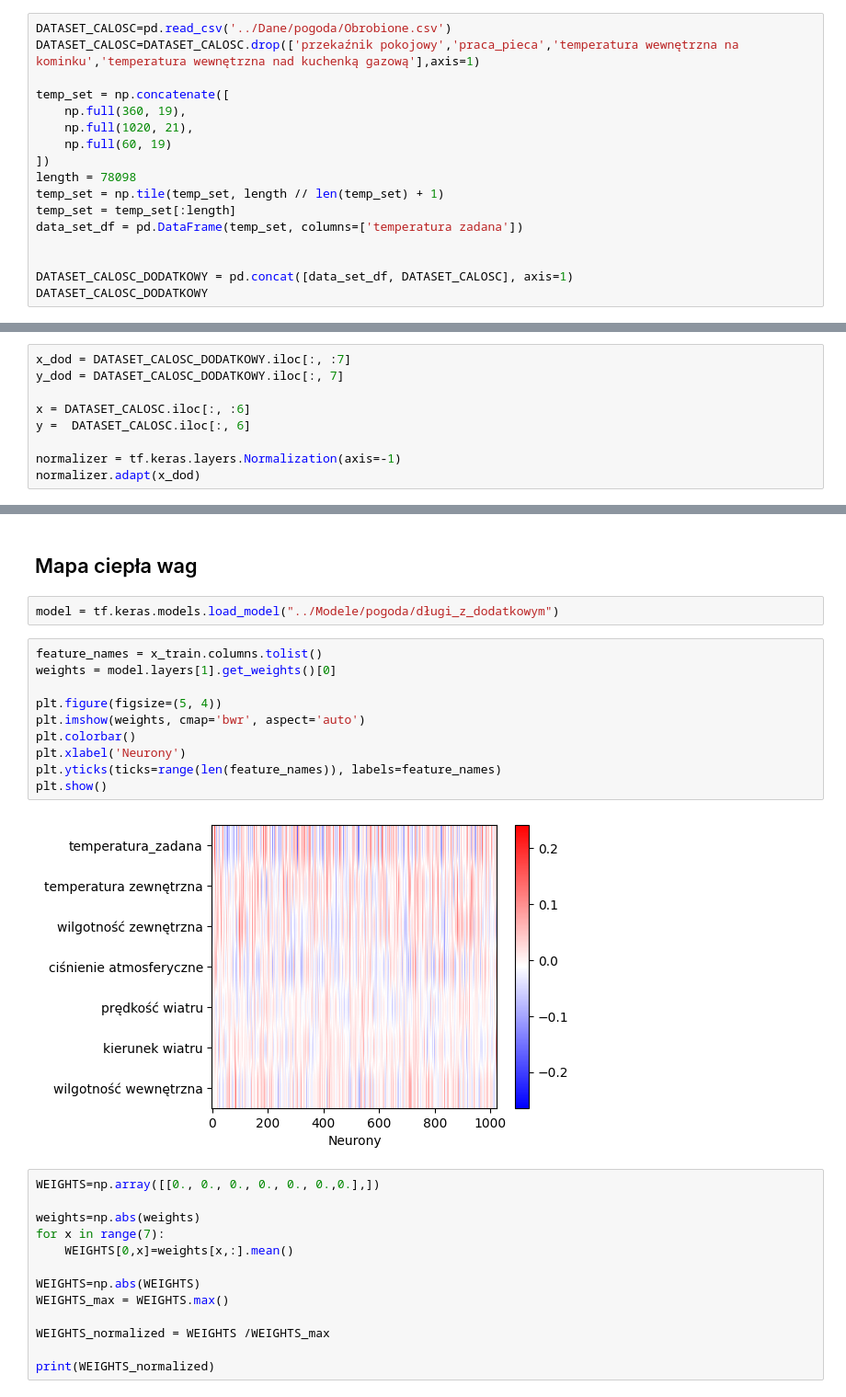
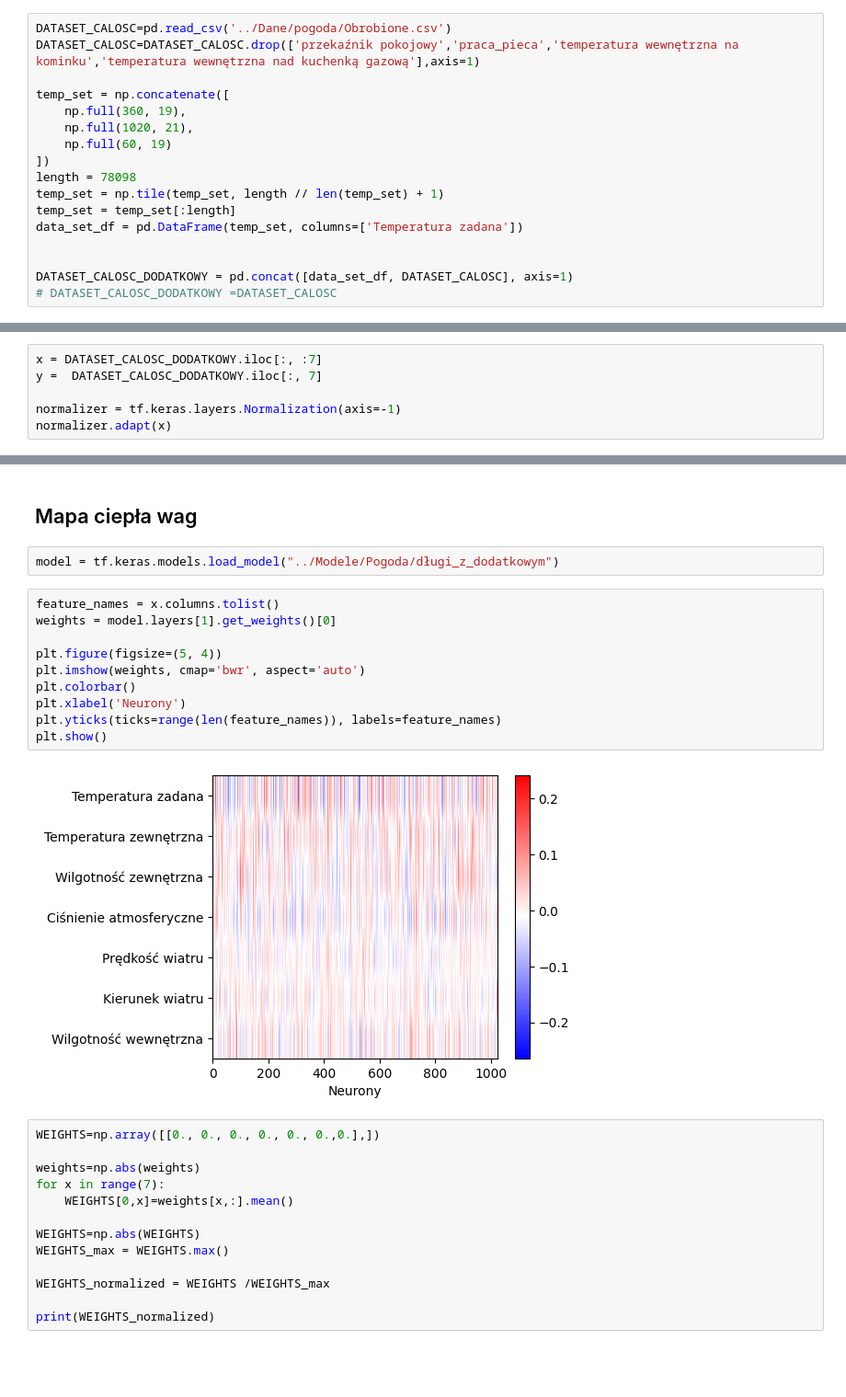
Before and after one commit to KulsonKula/Analiza-i-modelowanie-procesow-zwiazanych-z-systemem-centralnego-ogrzewania, a Jupyter notebook: Kod/Pogoda.IPYNB, the cells around one changed output, grey strips where cells are left out. Shown at 92% size. Saved outputs shown, nothing was run; the diff lists cells and outputs as text; blank space fills up the shorter version.

```diff
--- a/Kod/Pogoda.IPYNB
+++ b/Kod/Pogoda.IPYNB
@@ -40,8 +40,8 @@ temp_set = np.concatenate([
 length = 78098
 temp_set = np.tile(temp_set, length // len(temp_set) + 1)
 temp_set = temp_set[:length]
-data_set_df = pd.DataFrame(temp_set, columns=['temperatura zadana'])
+data_set_df = pd.DataFrame(temp_set, columns=['Temperatura zadana'])
 
 
 DATASET_CALOSC_DODATKOWY = pd.concat([data_set_df, DATASET_CALOSC], axis=1)
-DATASET_CALOSC_DODATKOWY
+# DATASET_CALOSC_DODATKOWY =DATASET_CALOSC
@@ -62,12 +48,9 @@ DATASET_CALOSC_DODATKOWY
 # %%
-x_dod = DATASET_CALOSC_DODATKOWY.iloc[:, :7]
-y_dod = DATASET_CALOSC_DODATKOWY.iloc[:, 7]
-
-x = DATASET_CALOSC.iloc[:, :6]
-y =  DATASET_CALOSC.iloc[:, 6]
+x = DATASET_CALOSC_DODATKOWY.iloc[:, :7]
+y =  DATASET_CALOSC_DODATKOWY.iloc[:, 7]
 
 normalizer = tf.keras.layers.Normalization(axis=-1)
-normalizer.adapt(x_dod)
+normalizer.adapt(x)
 # %%
 def custom_scheduler(epoch, lr):
     if epoch < 4:
@@ -188,19 +171,19 @@ print(WEIGHTS_normalized)
 # %% [markdown]
 ## Mapa ciepła wag
 # %%
-model = tf.keras.models.load_model("../Modele/pogoda/długi_z_dodatkowym")
+model = tf.keras.models.load_model("../Modele/Pogoda/długi_z_dodatkowym")
 # %%
-feature_names = x_train.columns.tolist()
+feature_names = x.columns.tolist()
 weights = model.layers[1].get_weights()[0]
 
 plt.figure(figsize=(5, 4))
 plt.imshow(weights, cmap='bwr', aspect='auto')
 plt.colorbar()
 plt.xlabel('Neurony')
 plt.yticks(ticks=range(len(feature_names)), labels=feature_names)
 plt.show()
 # %% [output]
-[figure, old version]
+[figure, new version]
 # %%
 WEIGHTS=np.array([[0., 0., 0., 0., 0., 0.,0.],])
 
```
Also changed, not shown: parts of 2 cells of this notebook, 14 other files.
